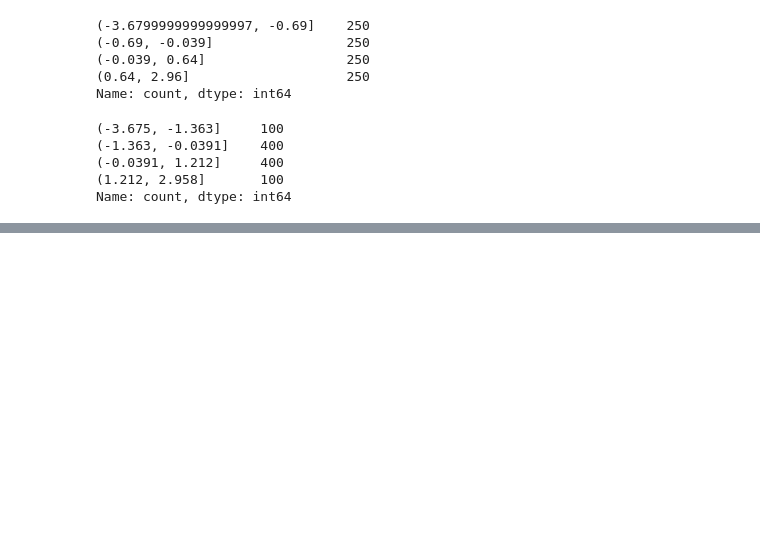
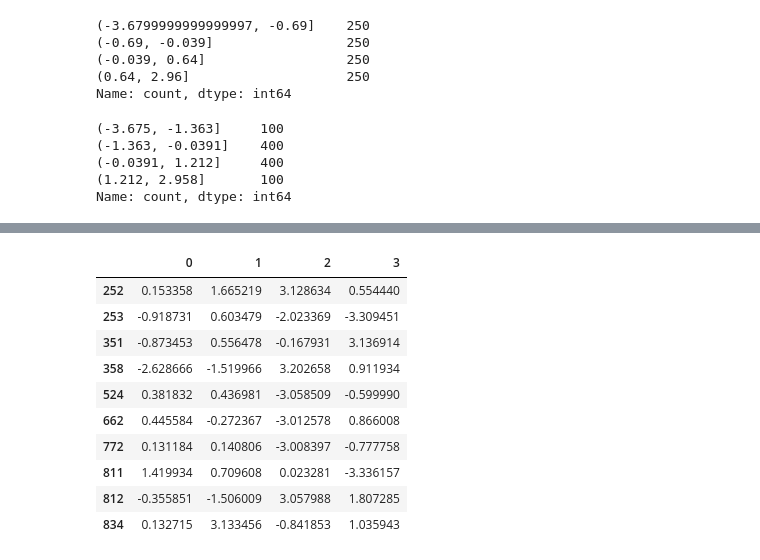
Before and after one commit to MottuqeBrid/learn-DA, a Jupyter notebook: 7 Data Cleaning and Preparation.ipynb, the cells around one changed output, grey strips where cells are left out. Drawn from its saved outputs; the diff is of its cells as text; code cells hidden in the pictures; blank space fills up the shorter version.

```diff
--- a/7 Data Cleaning and Preparation.ipynb
+++ b/7 Data Cleaning and Preparation.ipynb
@@ -549,0 +552,3 @@ Name: count, dtype: int64
+# %%
+data = pd.DataFrame(np.random.standard_normal((1000, 4)))
+data.describe()
@@ -549,0 +576,14 @@ Name: count, dtype: int64
+# %%
+data[(data.abs() > 3).any(axis="columns")]
+# %% [output]
+|  | 0 | 1 | 2 | 3 |
+| 252 | 0.153358 | 1.665219 | 3.128634 | 0.554440 |
+| 253 | -0.918731 | 0.603479 | -2.023369 | -3.309451 |
+| 351 | -0.873453 | 0.556478 | -0.167931 | 3.136914 |
+| 358 | -2.628666 | -1.519966 | 3.202658 | 0.911934 |
+| 524 | 0.381832 | 0.436981 | -3.058509 | -0.599990 |
+| 662 | 0.445584 | -0.272367 | -3.012578 | 0.866008 |
+| 772 | 0.131184 | 0.140806 | -3.008397 | -0.777758 |
+| 811 | 1.419934 | 0.709608 | 0.023281 | -3.336157 |
+| 812 | -0.355851 | -1.506009 | 3.057988 | 1.807285 |
+| 834 | 0.132715 | 3.133456 | -0.841853 | 1.035943 |
```
Also changed, not shown: parts of 5 cells of this notebook.
